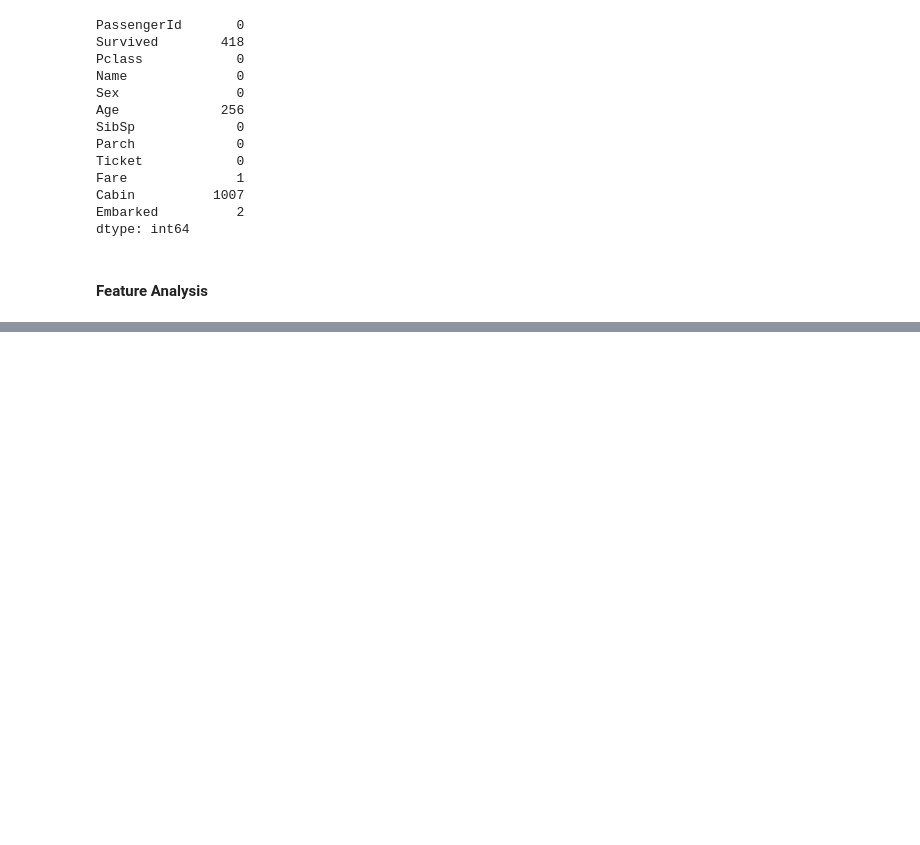
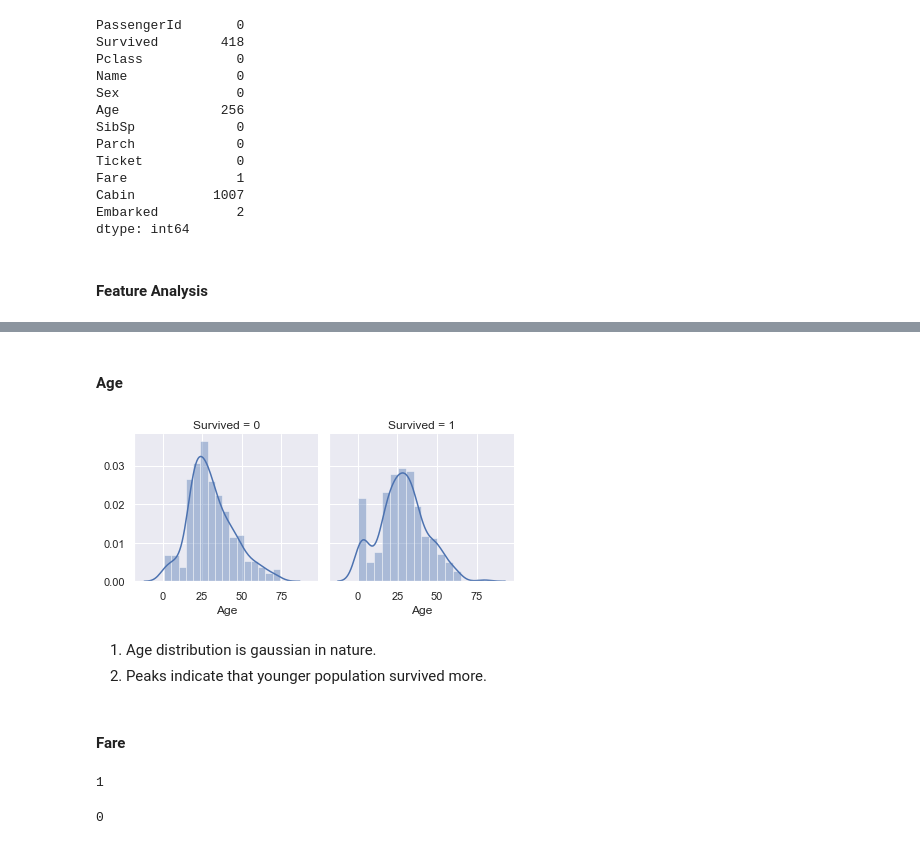
Before and after one commit to pksvv/MLEnsemble, a Jupyter notebook: Titanic.ipynb, the cells around one changed output, grey strips where cells are left out. Drawn from its saved outputs; the diff is of its cells as text; code cells hidden in the pictures; blank space fills up the shorter version.

```diff
--- a/Titanic.ipynb
+++ b/Titanic.ipynb
@@ -159,0 +198,16 @@ plt.figure()
+# %% [markdown]
+#### Age
+# %%
+g = sns.FacetGrid(train,col='Survived')
+g = g.map(sns.distplot,'Age')
+# %% [output]
+[figure, added]
+# %% [markdown]
+1. Age distribution is gaussian in nature.
+2. Peaks indicate that younger population survived more.
+# %% [markdown]
+#### Fare
+# %%
+df['Fare'].isnull().sum()
+# %% [output]
+1
@@ -159,0 +216,4 @@ plt.figure()
+# %%
+df['Fare'].isnull().sum()
+# %% [output]
+0
```
Also changed, not shown: parts of 30 cells of this notebook.
